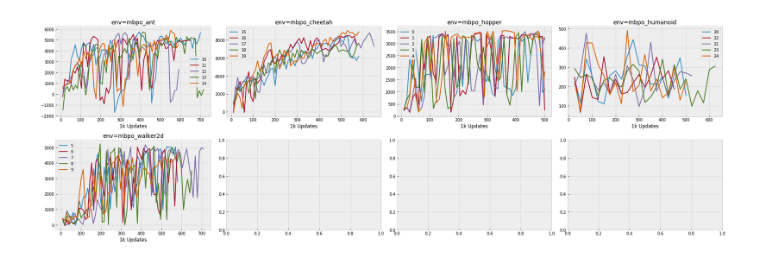
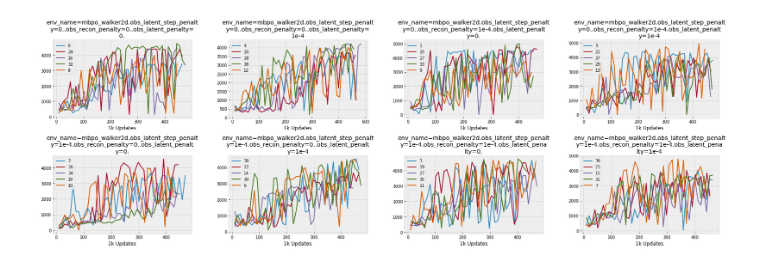
Before and after one commit to facebookresearch/svg, a Jupyter notebook: nbs/bda.2020.01.23.mbpo.ipynb, the cells around one changed output. Saved outputs shown, nothing was run; the diff lists cells and outputs as text; code cells hidden in the pictures.

```diff
--- a/nbs/bda.2020.01.23.mbpo.ipynb
+++ b/nbs/bda.2020.01.23.mbpo.ipynb
@@ -74,6 +75,7 @@ def sweep_summary(root):
         summary['best_eval_rew'] = best_eval_rew
         summary['last_eval_rew'] = last_eval_rew
         summary['d'] = d
+        summary['env_name'] = config.env_name
         all_summary.append(summary)
 
     if len(all_summary) == 0:
@@ -85,14 +87,15 @@ def sweep_summary(root):
         if col != 'env_name' and len(all_summary[col].unique()) == 1:
             all_summary.drop(col,inplace=True,axis=1)
 
-    filt = ['env', 'seed']
+    filt = ['env_name', 'seed']
     groups = [x.split('=')[0] for x in overrides]
     groups = [x for x in groups if x not in filt]
     groups = list(set(groups) & set(all_summary.columns))
-    groups = ['env'] + groups
+    groups = ['env_name'] + groups
     groups = all_summary.groupby(groups)
+    agg = groups.agg(['mean', 'std'])
 
-    return all_summary, groups, groups.agg(['mean', 'std']), configs
+    return all_summary, groups, agg, configs
 
 def plot_rew(root, ax=None, label=None):
     if ax is None:
@@ -134,7 +137,10 @@ def plot_all_rew(root):
 def plot_agg(df, agg, ncol=4):
     nrow = int(np.ceil(len(agg)/ncol))
     fig, axs = plt.subplots(nrow, ncol, figsize=(6*ncol, 4*nrow))
-    axs = axs.ravel()
+    if nrow == 1 and ncol == 1:
+        axs = [axs]
+    else:
+        axs = axs.ravel()
     for ax, (r, sub_df) in zip(axs, agg.iterrows()):
         if isinstance(r, str):
             r = [r]
@@ -207,7 +231,7 @@ plot_agg(all_summary, agg)
 # %%
-d = '../exp/2020.03.02/1607_sac_mve_mbpo_detach_rho/'
+d = '../exp/2020.03.10/1237_sac_mve_walker_enc_MLP/'
 all_summary, groups, agg, configs = sweep_summary(d)
 # display(all_summary)
-# display(agg)
-plot_agg(all_summary, agg)
+display(agg)
+plot_agg(all_summary, agg, ncol=4)
 # %% [output]
@@ -214 +249 @@ plot_agg(all_summary, agg)
-[figure, old version]
+[figure, new version]
```
Also changed, not shown: parts of 6 cells of this notebook, 1 other file.
